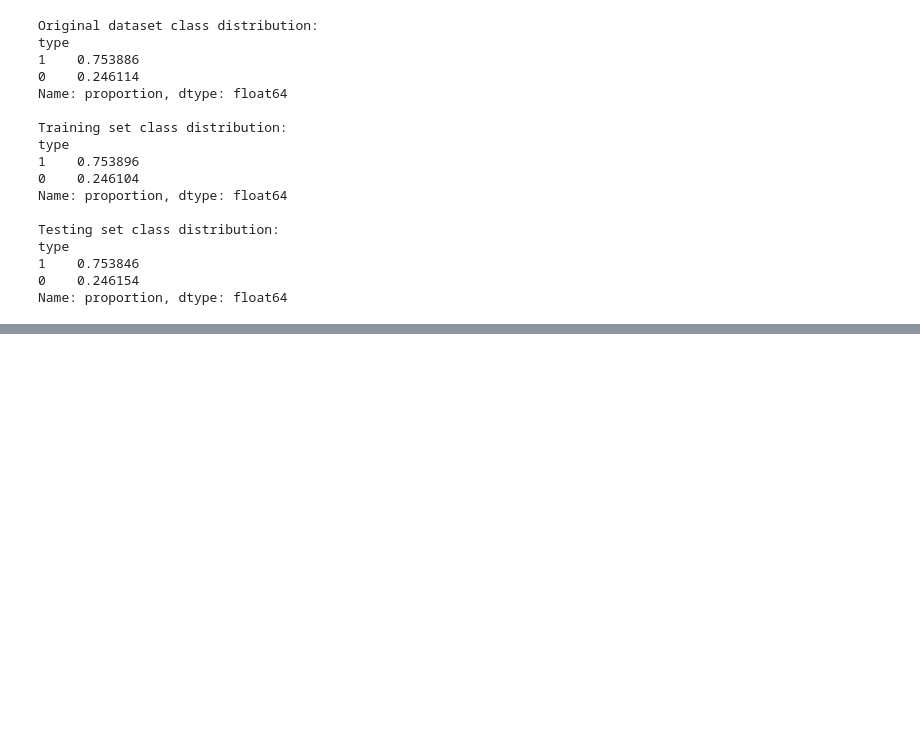
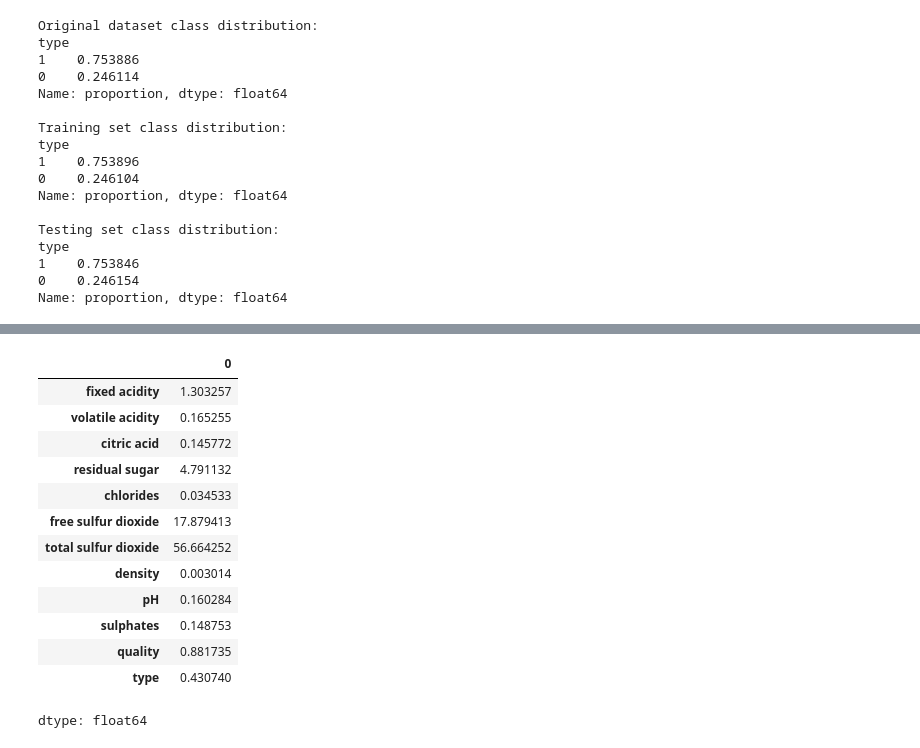
Before and after one commit to solivagvs/Stat-554, a Jupyter notebook: sandorHW07.ipynb, the cells around one changed output, grey strips where cells are left out. Drawn from its saved outputs; the diff is of its cells as text; code cells hidden in the pictures; blank space fills up the shorter version.

```diff
--- a/sandorHW07.ipynb
+++ b/sandorHW07.ipynb
@@ -107,0 +138,18 @@ Name: proportion, dtype: float64
+# %%
+stds = X_train.apply(np.std, axis = 0)
+stds
+# %% [output]
+|  | 0 |
+| fixed acidity | 1.303257 |
+| volatile acidity | 0.165255 |
+| citric acid | 0.145772 |
+| residual sugar | 4.791132 |
+| chlorides | 0.034533 |
+| free sulfur dioxide | 17.879413 |
+| total sulfur dioxide | 56.664252 |
+| density | 0.003014 |
+| pH | 0.160284 |
+| sulphates | 0.148753 |
+| quality | 0.881735 |
+| type | 0.430740 |
+dtype: float64
```
Also changed, not shown: parts of 13 cells of this notebook.
